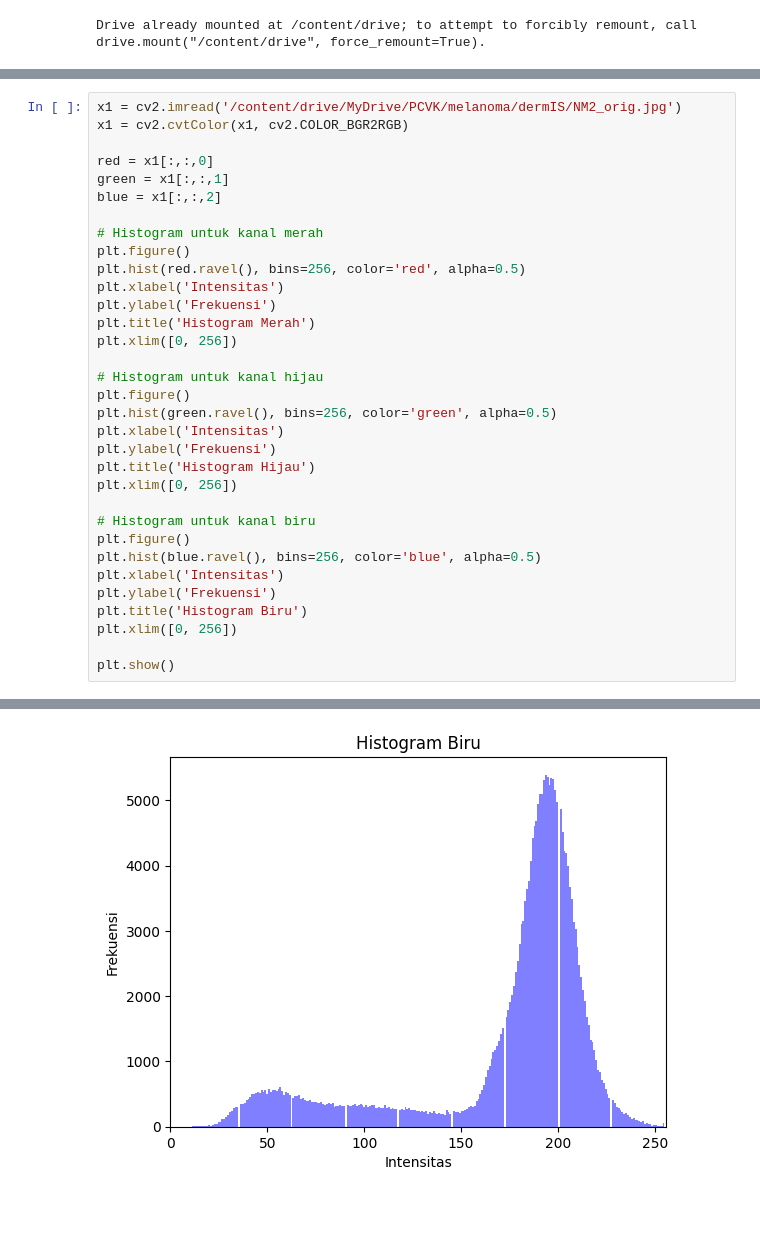
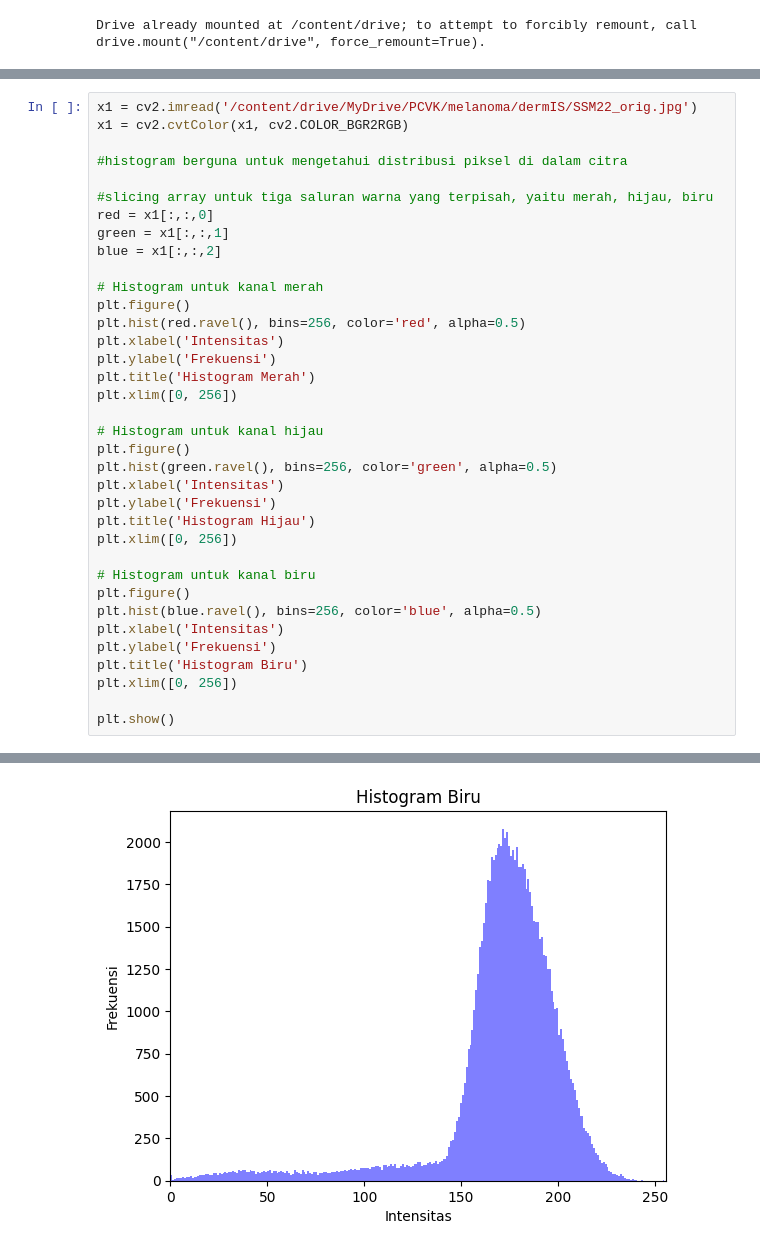
Before and after one commit to safira123-pixel/PCVK_Genap_2023, a Jupyter notebook: UAS_PCVK.ipynb, the cells around one changed output, grey strips where cells are left out. Drawn from its saved outputs; the diff is of its cells as text; blank space fills up the shorter version.

```diff
--- a/UAS_PCVK.ipynb
+++ b/UAS_PCVK.ipynb
@@ -24,7 +33,10 @@ from google.colab.patches import cv2_imshow
 # %%
-x1 = cv2.imread('/content/drive/MyDrive/PCVK/melanoma/dermIS/NM2_orig.jpg')
+x1 = cv2.imread('/content/drive/MyDrive/PCVK/melanoma/dermIS/SSM22_orig.jpg')
 x1 = cv2.cvtColor(x1, cv2.COLOR_BGR2RGB)
 
+#histogram berguna untuk mengetahui distribusi piksel di dalam citra
+
+#slicing array untuk tiga saluran warna yang terpisah, yaitu merah, hijau, biru
 red = x1[:,:,0]
 green = x1[:,:,1]
 blue = x1[:,:,2]
@@ -60,3 +72,3 @@ plt.show()
-[figure, old version]
+[figure, new version]
 # %%
 # Membaca citra
```
Also changed, not shown: parts of 7 cells of this notebook.
